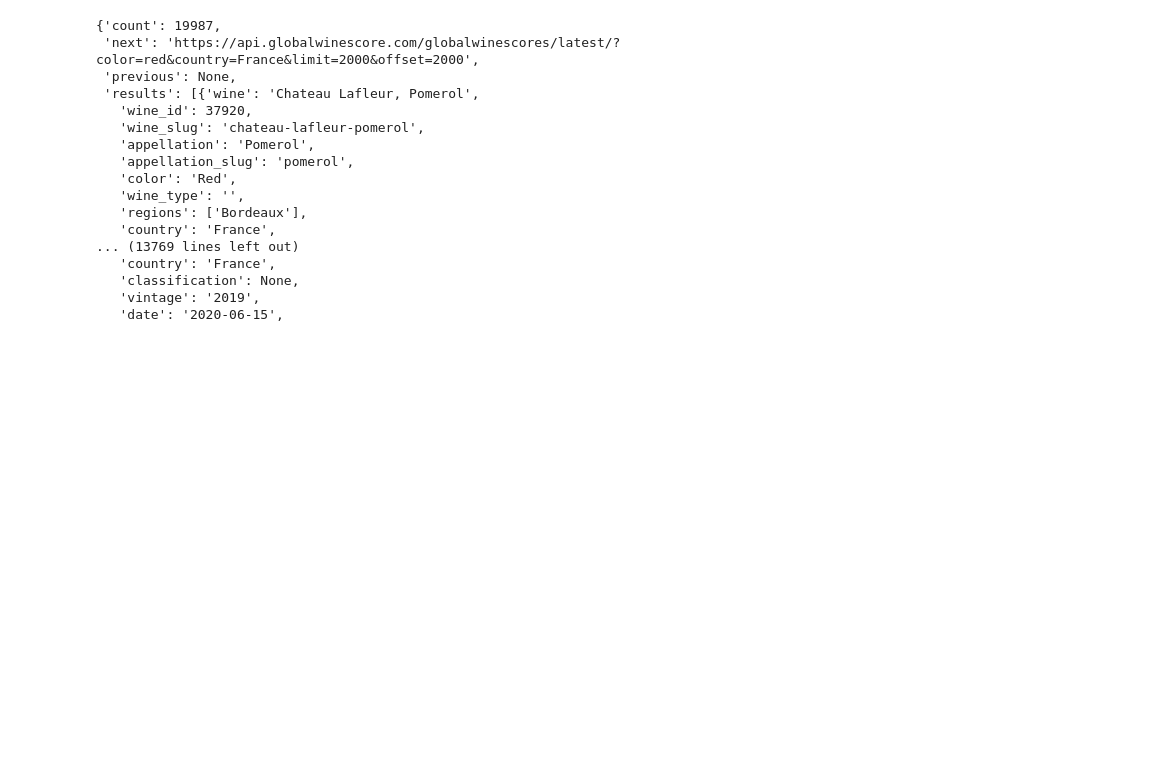
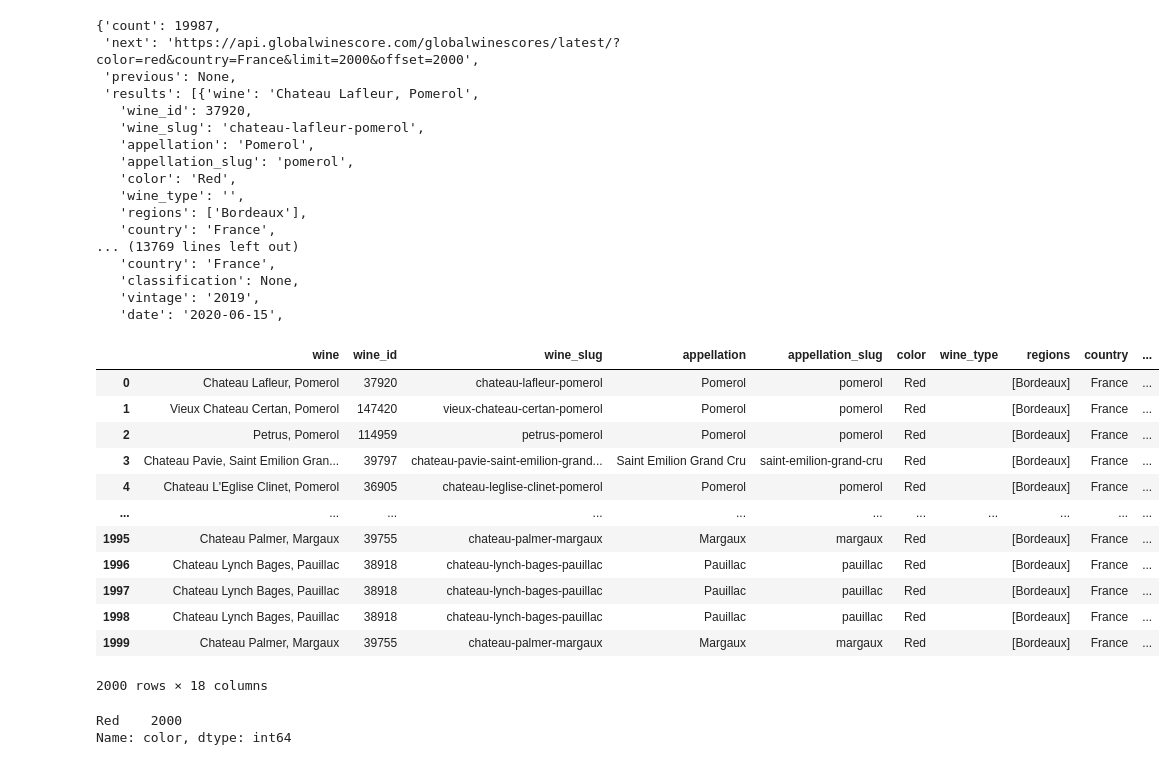
Before and after one commit to ndxn/Partners-in-Wine, a Jupyter notebook: WineGlobalApi.ipynb, the cells around one changed output. Drawn from its saved outputs; the diff is of its cells as text; code cells hidden in the pictures; blank space fills up the shorter version.

Commit message:
convert json file into dataframe

```diff
--- a/WineGlobalApi.ipynb
+++ b/WineGlobalApi.ipynb
@@ -33,3 +33,27 @@ obj
    'classification': None,
    'vintage': '2019',
    'date': '2020-06-15',
+# %%
+#Create a dataframe
+import pandas as pd
+wine_df = pd.DataFrame.from_dict(obj["results"], orient='columns')
+wine_df
+# %% [output]
+|  | wine | wine_id | wine_slug | appellation | appellation_slug | color | wine_type | regions | country | ... |
+| 0 | Chateau Lafleur, Pomerol | 37920 | chateau-lafleur-pomerol | Pomerol | pomerol | Red |  | [Bordeaux] | France | ... |
+| 1 | Vieux Chateau Certan, Pomerol | 147420 | vieux-chateau-certan-pomerol | Pomerol | pomerol | Red |  | [Bordeaux] | France | ... |
+| 2 | Petrus, Pomerol | 114959 | petrus-pomerol | Pomerol | pomerol | Red |  | [Bordeaux] | France | ... |
+| 3 | Chateau Pavie, Saint Emilion Gran... | 39797 | chateau-pavie-saint-emilion-grand... | Saint Emilion Grand Cru | saint-emilion-grand-cru | Red |  | [Bordeaux] | France | ... |
+| 4 | Chateau L'Eglise Clinet, Pomerol | 36905 | chateau-leglise-clinet-pomerol | Pomerol | pomerol | Red |  | [Bordeaux] | France | ... |
+| ... | ... | ... | ... | ... | ... | ... | ... | ... | ... | ... |
+| 1995 | Chateau Palmer, Margaux | 39755 | chateau-palmer-margaux | Margaux | margaux | Red |  | [Bordeaux] | France | ... |
+| 1996 | Chateau Lynch Bages, Pauillac | 38918 | chateau-lynch-bages-pauillac | Pauillac | pauillac | Red |  | [Bordeaux] | France | ... |
+| 1997 | Chateau Lynch Bages, Pauillac | 38918 | chateau-lynch-bages-pauillac | Pauillac | pauillac | Red |  | [Bordeaux] | France | ... |
+| 1998 | Chateau Lynch Bages, Pauillac | 38918 | chateau-lynch-bages-pauillac | Pauillac | pauillac | Red |  | [Bordeaux] | France | ... |
+| 1999 | Chateau Palmer, Margaux | 39755 | chateau-palmer-margaux | Margaux | margaux | Red |  | [Bordeaux] | France | ... |
+2000 rows × 18 columns
+# %%
+wine_df["color"].value_counts()
+# %% [output]
+Red    2000
+Name: color, dtype: int64
```
